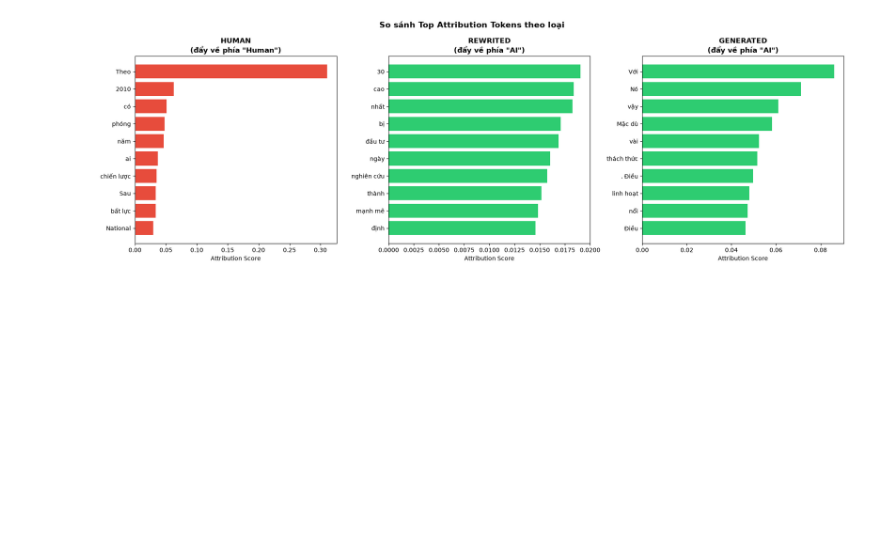
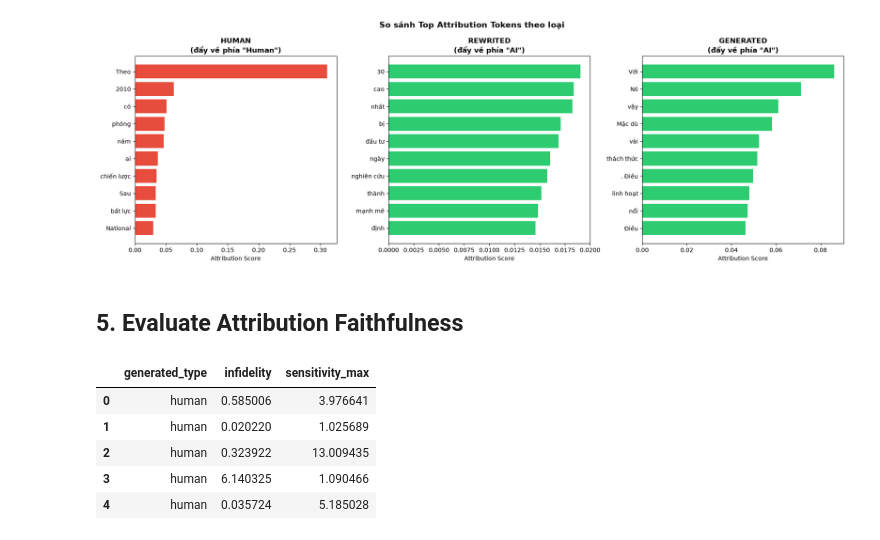
Before and after one commit to deckardLong/ai-content-detection, a Jupyter notebook: notebooks/05_explainability.ipynb, the cells around one changed output. Drawn from its saved outputs; the diff is of its cells as text; code cells hidden in the pictures; blank space fills up the shorter version.

```diff
--- a/notebooks/05_explainability.ipynb
+++ b/notebooks/05_explainability.ipynb
@@ -122,3 +123,5 @@ visualizer.plot_top_tokens_by_type(top_tokens_per_type, save_path=save_path)
 [rewrited] prob=0.999 | text: OpenAI GPT-4 hiện là một trong những mô hình ngôn ngữ lớn (LLM) phổ biến và mạnh...
 [generated] prob=0.999 | text: Trong vài năm gần đây, một kiến trúc dữ liệu mới đã nổi lên, được gọi là Data La...
 [figure]
+# %% [markdown]
+## **5. Evaluate Attribution Faithfulness**
@@ -124,0 +149,10 @@ visualizer.plot_top_tokens_by_type(top_tokens_per_type, save_path=save_path)
+# %%
+faithfulness_df = pd.DataFrame(faithfulness_rows)
+faithfulness_df.head()
+# %% [output]
+|  | generated_type | infidelity | sensitivity_max |
+| 0 | human | 0.585006 | 3.976641 |
+| 1 | human | 0.020220 | 1.025689 |
+| 2 | human | 0.323922 | 13.009435 |
+| 3 | human | 6.140325 | 1.090466 |
+| 4 | human | 0.035724 | 5.185028 |
```
Also changed, not shown: parts of 5 cells of this notebook, 1 other file.
